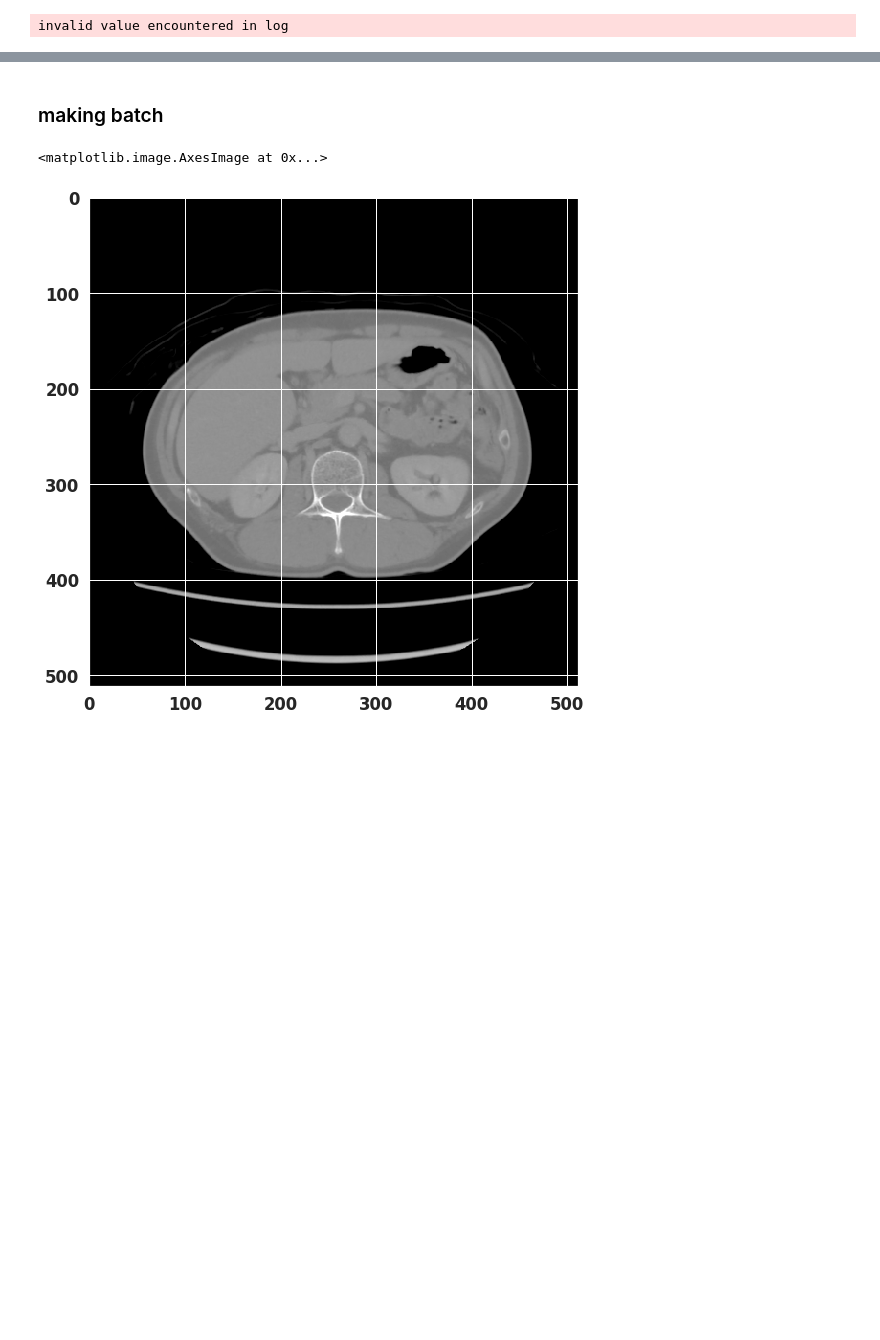
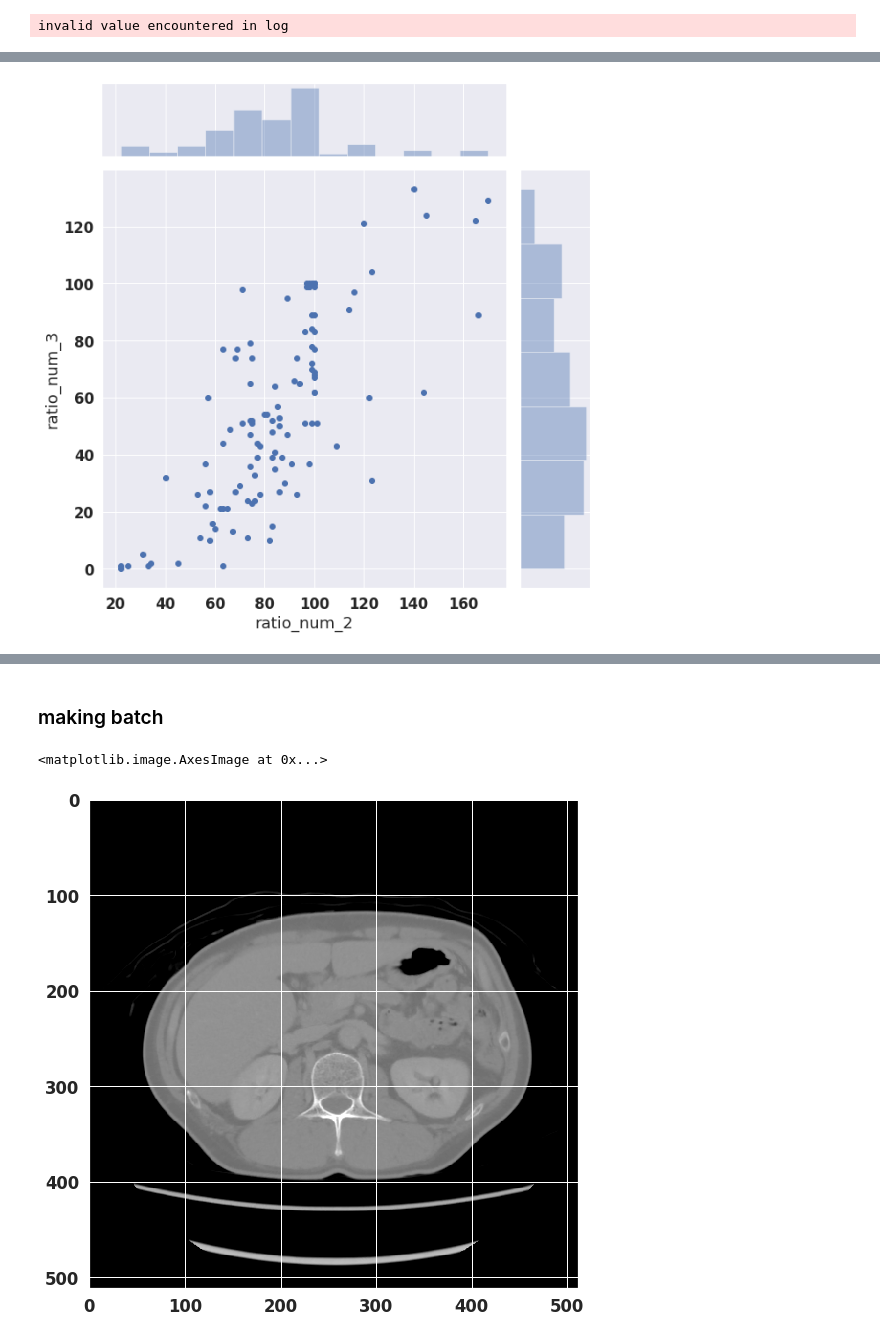
Before and after one commit to zerebom/lab1107, a Jupyter notebook: notebook/1119_KLDB.ipynb, the cells around one changed output, grey strips where cells are left out. Cells and saved outputs as stored; diff of their text form; code cells hidden in the pictures; blank space fills up the shorter version.

```diff
--- a/notebook/1119_KLDB.ipynb
+++ b/notebook/1119_KLDB.ipynb
@@ -88,0 +126,7 @@ kldf=pd.read_csv('../output/csv/KLD_params.csv')
+# %%
+g=sns.jointplot('ratio_num_2','ratio_num_3',data=kldf)
+g.fig.set_figheight(10)
+g.fig.set_figwidth(10)
+plt.show()
+# %% [output]
+[figure, added]
```
Also changed, not shown: parts of 10 cells of this notebook, 53 other files.
